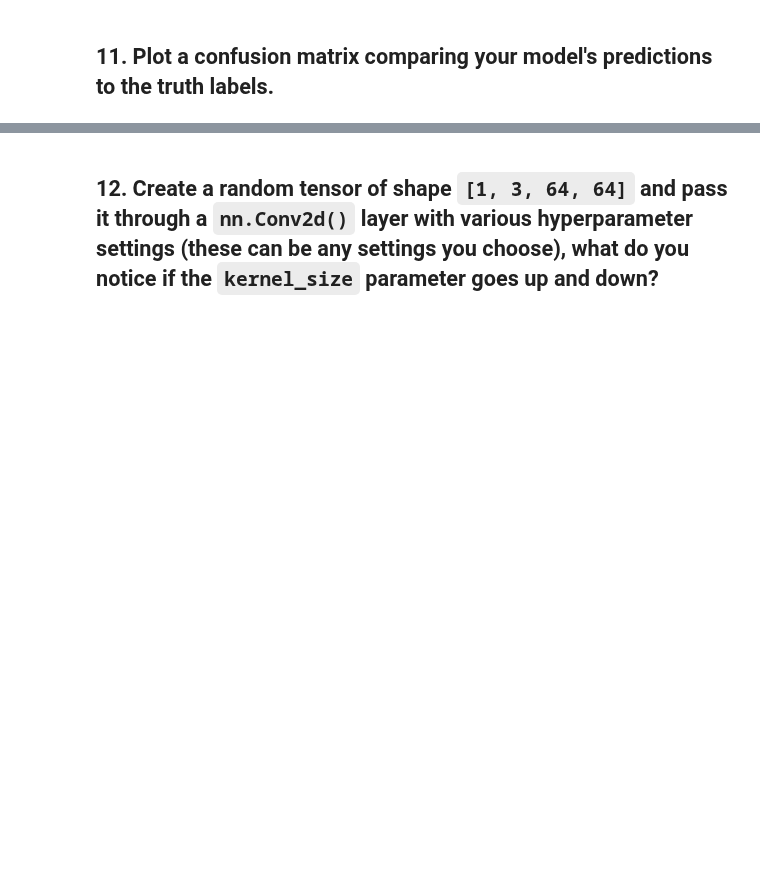
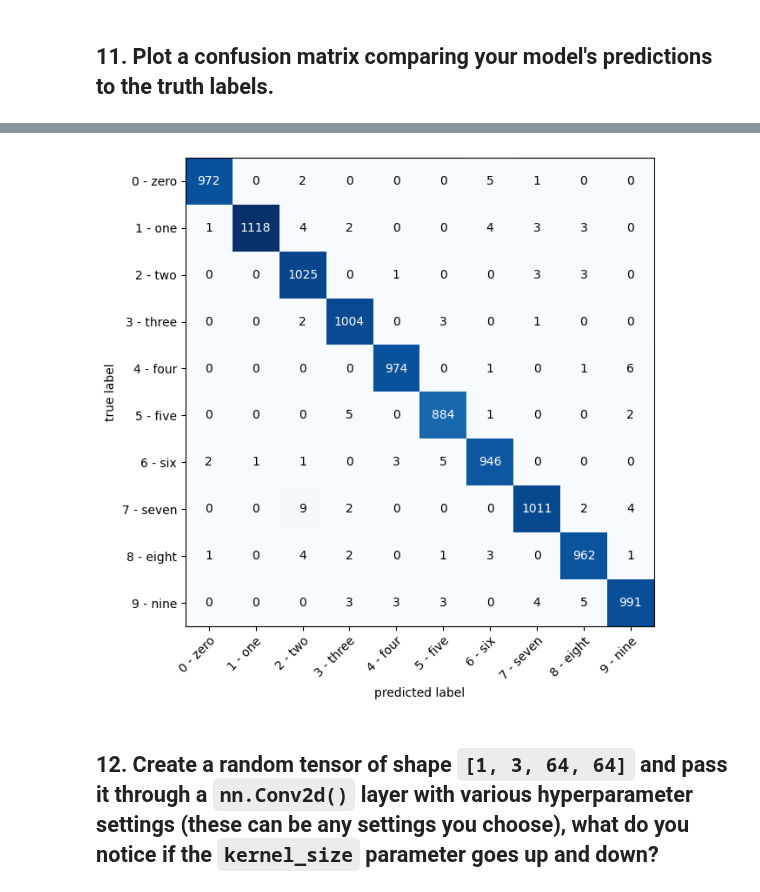
Before and after one commit to arkaseth/PyTorch-practice, a Jupyter notebook: 3_PyTorch_computer_vision_exercises.ipynb, the cells around one changed output, grey strips where cells are left out. Saved outputs shown, nothing was run; the diff lists cells and outputs as text; code cells hidden in the pictures; blank space fills up the shorter version.

Commit message:
till confusion matrix

```diff
--- a/3_PyTorch_computer_vision_exercises.ipynb
+++ b/3_PyTorch_computer_vision_exercises.ipynb
@@ -318,0 +388,27 @@ def make_predictions():
+# %%
+y_preds = []
+y_trues = []
+
+model_1.eval()
+
+with torch.inference_mode():
+    for X, y in test_dataloader:
+        X, y = X.to(device), y.to(device)
+
+        y_logit = model_1(X)
+
+        y_pred = torch.softmax(y_logit, dim=1).argmax(dim=1)
+
+        y_preds.append(y_pred.cpu())
+        y_trues.append(y.cpu())
+
+y_pred_tensor = torch.cat(y_preds)
+y_true_tensor = torch.cat(y_trues)
+# %%
+from torchmetrics import ConfusionMatrix
+from mlxtend.plotting import plot_confusion_matrix
+
+# Set up confusion instance and compare predictions to targets
+confmat = ConfusionMatrix(task='multiclass', num_classes=len(test_data.classes))
+confmat_tensor = confmat(preds=y_pred_tensor, target=y_true_tensor)
+confmat_tensor
@@ -319,3 +426,11 @@ def make_predictions():
+# %%
+fix, ax = plot_confusion_matrix(
+    conf_mat=confmat_tensor.numpy(),
+    class_names=test_data.classes,
+    figsize=(10, 7)
+)
+# %% [output]
+[figure, added]
 # %% [markdown]
 ## 12. Create a random tensor of shape `[1, 3, 64, 64]` and pass it through a `nn.Conv2d()` layer with various hyperparameter settings (these can be any settings you choose), what do you notice if the `kernel_size` parameter goes up and down?
 # %% [markdown]
```
Also changed, not shown: parts of 13 cells of this notebook.
